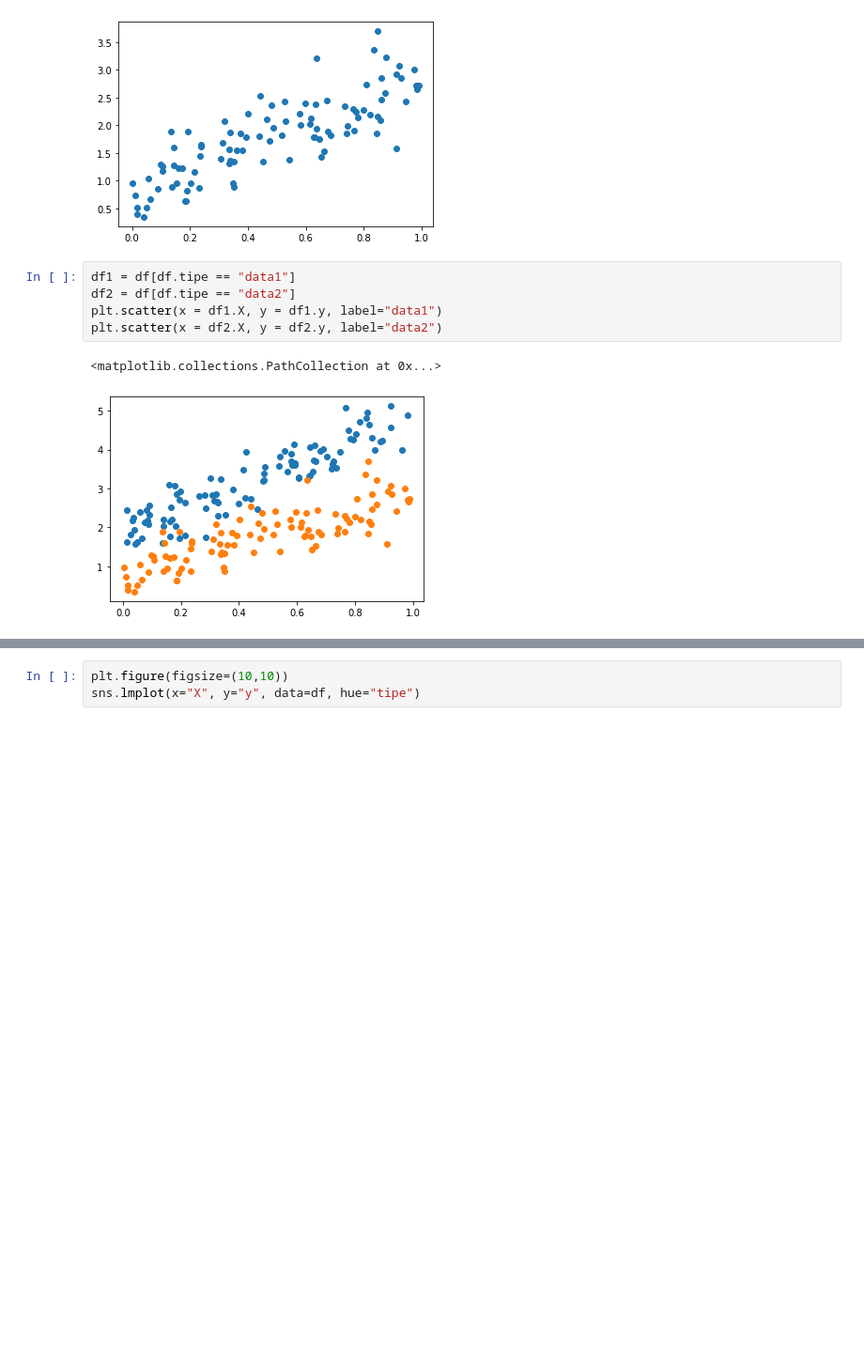
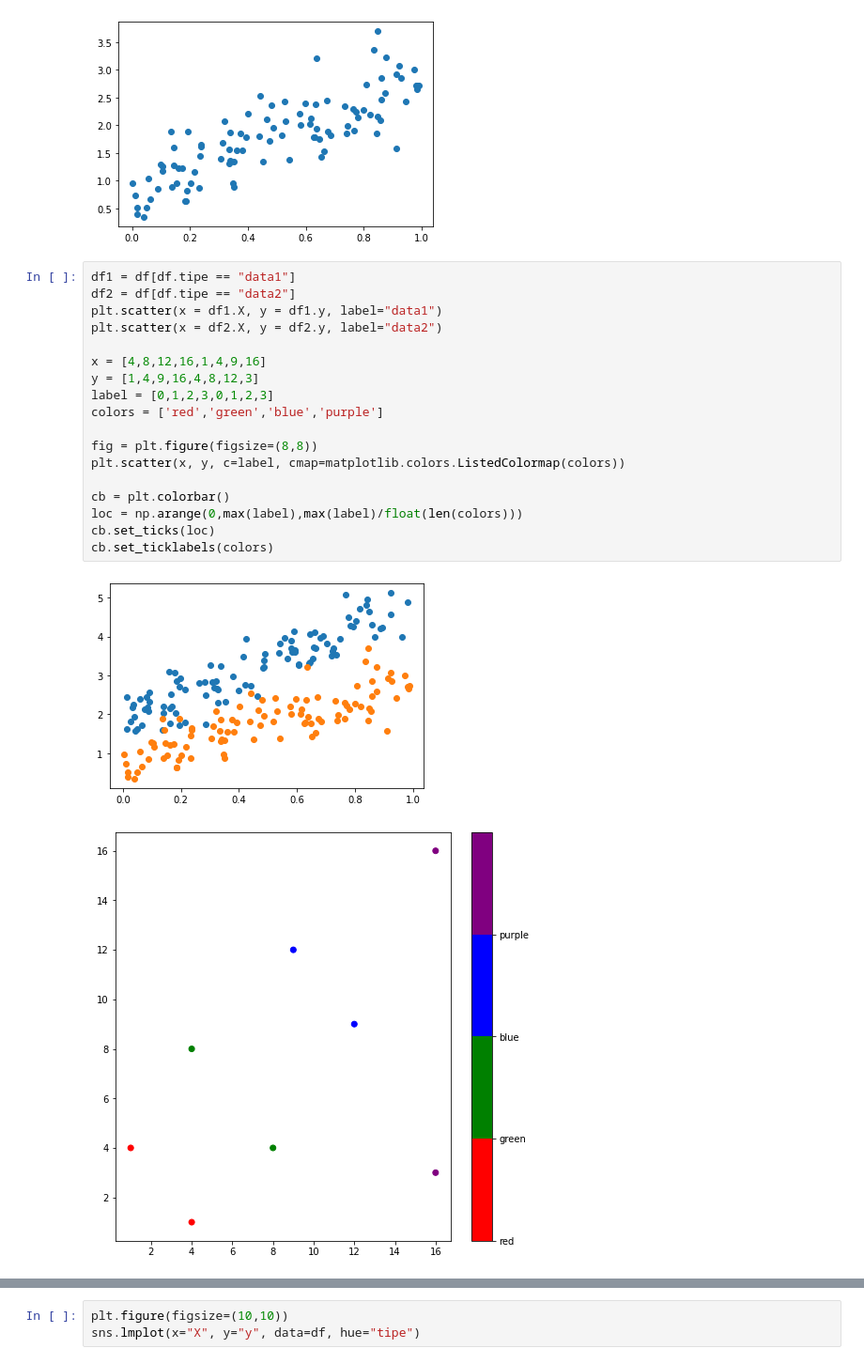
Before and after one commit to FransiscoReadyPermana/supervised_learning, a Jupyter notebook: 03 - Matplotlib Intro/part2-seaborn.ipynb, the cells around one changed output, grey strips where cells are left out. Shown at 94% size. Drawn from its saved outputs; the diff is of its cells as text; blank space fills up the shorter version.

```diff
--- a/03 - Matplotlib Intro/part2-seaborn.ipynb
+++ b/03 - Matplotlib Intro/part2-seaborn.ipynb
@@ -27,11 +29,24 @@ plt.scatter(x = df2.X, y = df2.y, label="data2")
 # %%
 df1 = df[df.tipe == "data1"]
 df2 = df[df.tipe == "data2"]
 plt.scatter(x = df1.X, y = df1.y, label="data1")
 plt.scatter(x = df2.X, y = df2.y, label="data2")
+
+x = [4,8,12,16,1,4,9,16]
+y = [1,4,9,16,4,8,12,3]
+label = [0,1,2,3,0,1,2,3]
+colors = ['red','green','blue','purple']
+
+fig = plt.figure(figsize=(8,8))
+plt.scatter(x, y, c=label, cmap=matplotlib.colors.ListedColormap(colors))
+
+cb = plt.colorbar()
+loc = np.arange(0,max(label),max(label)/float(len(colors)))
+cb.set_ticks(loc)
+cb.set_ticklabels(colors)
 # %% [output]
-<matplotlib.collections.PathCollection at 0x...>
 [figure]
+[figure, added]
 # %%
 plt.figure(figsize=(10,10))
 sns.scatterplot(x="X", y="y", data=df, hue="tipe", sizes=10)
```
Also changed, not shown: parts of 18 cells of this notebook.
